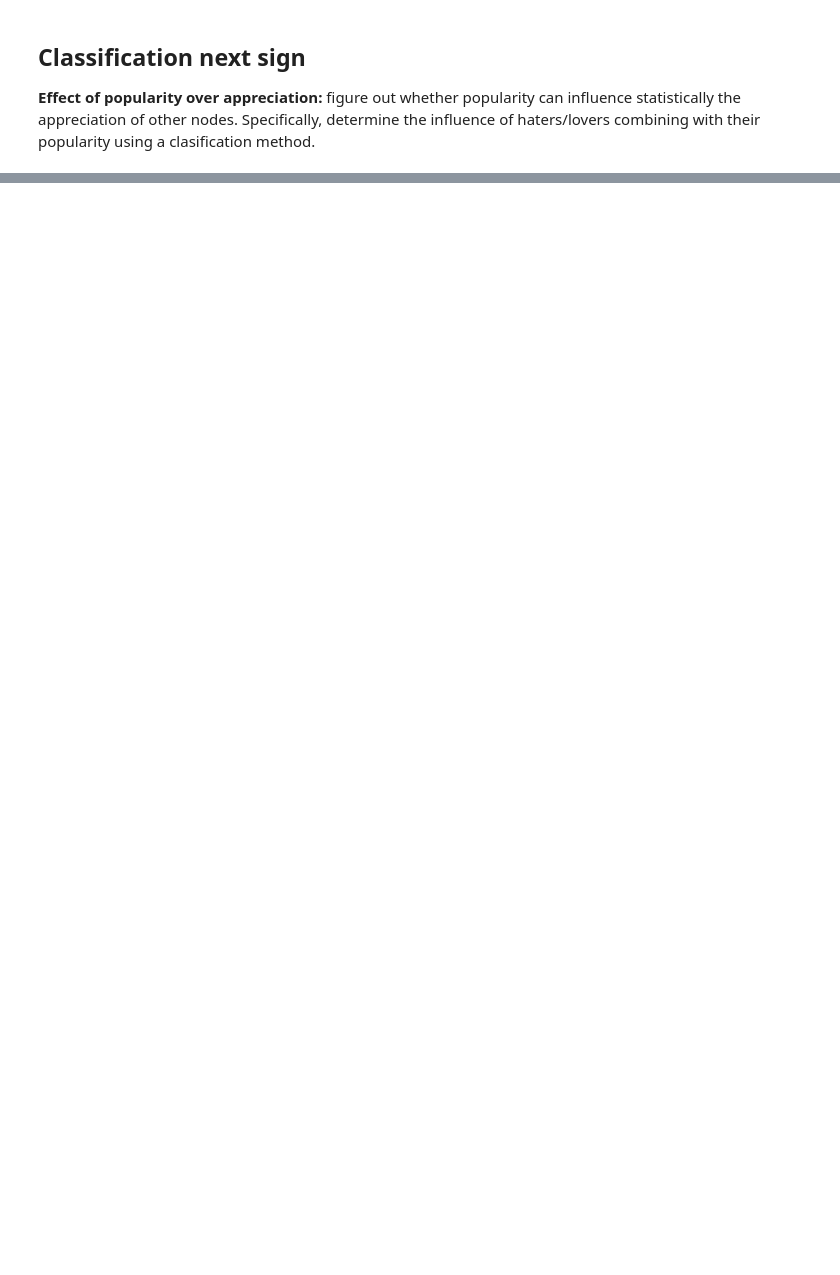
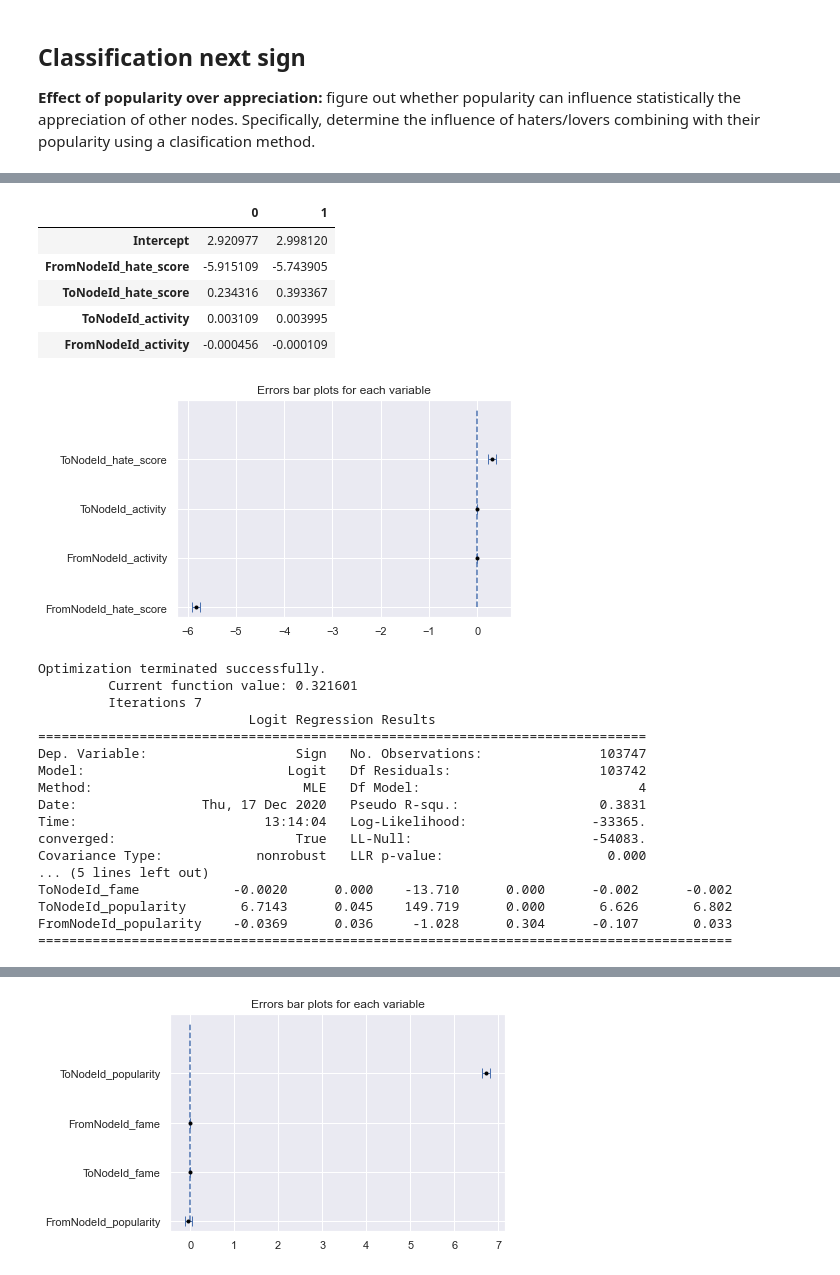
Before and after one commit to epfl-ada/ada-2020-project-milestone-p3-p3_adaptateur, a Jupyter notebook: notebook-matthieu.ipynb, the cells around one changed output, grey strips where cells are left out. Cells and saved outputs as stored; diff of their text form; code cells hidden in the pictures; blank space fills up the shorter version.

Commit message:
classification + features importance

```diff
--- a/notebook-matthieu.ipynb
+++ b/notebook-matthieu.ipynb
@@ -489,0 +483,4 @@ for d in dated_datasets:
+# %%
+wiki = regression_df(wikipedia)
+display(wiki.info())
+display(wiki.head())
@@ -489,0 +512,5 @@ for d in dated_datasets:
+# %%
+wiki = wiki.fillna(0.)
+display(wiki.head())
+wiki = wiki.drop(['Date', 'index', 'count'], axis=1)
+display(wiki.head())
@@ -554,10 +605,0 @@ def standardize(X_train, X_test, columns):
-# %%
-features = ['FromNodeId_popularity', 'ToNodeId_popularity', 'ToNodeId_fame', 'FromNodeId_fame']
-norm_col = ['ToNodeId_fame', 'FromNodeId_fame']
-target = 'Sign'
-wiki = dated_datasets[0]['regression_df']
-display(wiki.dtypes)
-display(wiki.head())
-wiki = wiki[['FromNodeId_popularity', 'ToNodeId_popularity', 'ToNodeId_fame', 'FromNodeId_fame', 'Sign']]
-display(wiki.head())
-train_set, test_set = longitudinal_split(wiki)
@@ -615,0 +765,32 @@ The R^2 score for GBR test set is: 0.826
+# %%
+# Stats
+from scipy import stats
+import statsmodels.api as sm
+import statsmodels.formula.api as smf
+wiki['Sign'] = wiki['Sign'].replace({-1: 0})
+# Create the logistique regression model
+model = smf.logit(formula='Sign ~ FromNodeId_hate_score + ToNodeId_hate_score + ToNodeId_activity + FromNodeId_activity', data=wiki)
+
+# Fit the model
+res = model.fit()
+print(res.summary())
+#Plot importance graph
+importance_analysis(res)
+
+model = smf.logit(formula='Sign ~ FromNodeId_fame + ToNodeId_fame + ToNodeId_popularity + FromNodeId_popularity', data=wiki)
+
+# Fit the model
+res = model.fit()
+print(res.summary())
+#Plot importance graph
+importance_analysis(res)
+
+
+model = smf.logit(formula='Sign ~ FromNodeId_hate_score + ToNodeId_hate_score + ToNodeId_activity + FromNodeId_activity + FromNodeId_fame + ToNodeId_fame + ToNodeId_popularity + FromNodeId_popularity', data=wiki)
+
+# Fit the model
+res = model.fit()
+print(res.summary())
+#Plot importance graph
+importance_analysis(res)
+# %% [output]
@@ -615,0 +814,24 @@ The R^2 score for GBR test set is: 0.826
+|  | 0 | 1 |
+| Intercept | 2.920977 | 2.998120 |
+| FromNodeId_hate_score | -5.915109 | -5.743905 |
+| ToNodeId_hate_score | 0.234316 | 0.393367 |
+| ToNodeId_activity | 0.003109 | 0.003995 |
+| FromNodeId_activity | -0.000456 | -0.000109 |
+[figure, added]
+Optimization terminated successfully.
+         Current function value: 0.321601
+         Iterations 7
+                           Logit Regression Results
+==============================================================================
+Dep. Variable:                   Sign   No. Observations:               103747
+Model:                          Logit   Df Residuals:                   103742
+Method:                           MLE   Df Model:                            4
+Date:                Thu, 17 Dec 2020   Pseudo R-squ.:                  0.3831
+Time:                        13:14:04   Log-Likelihood:                -33365.
+converged:                       True   LL-Null:                       -54083.
+Covariance Type:            nonrobust   LLR p-value:                     0.000
+... (5 lines left out)
+ToNodeId_fame            -0.0020      0.000    -13.710      0.000      -0.002      -0.002
+ToNodeId_popularity       6.7143      0.045    149.719      0.000       6.626       6.802
+FromNodeId_popularity    -0.0369      0.036     -1.028      0.304      -0.107       0.033
+=========================================================================================
@@ -615,0 +844 @@ The R^2 score for GBR test set is: 0.826
+[figure, added]
```
Also changed, not shown: parts of 18 cells of this notebook, 1 other file.
